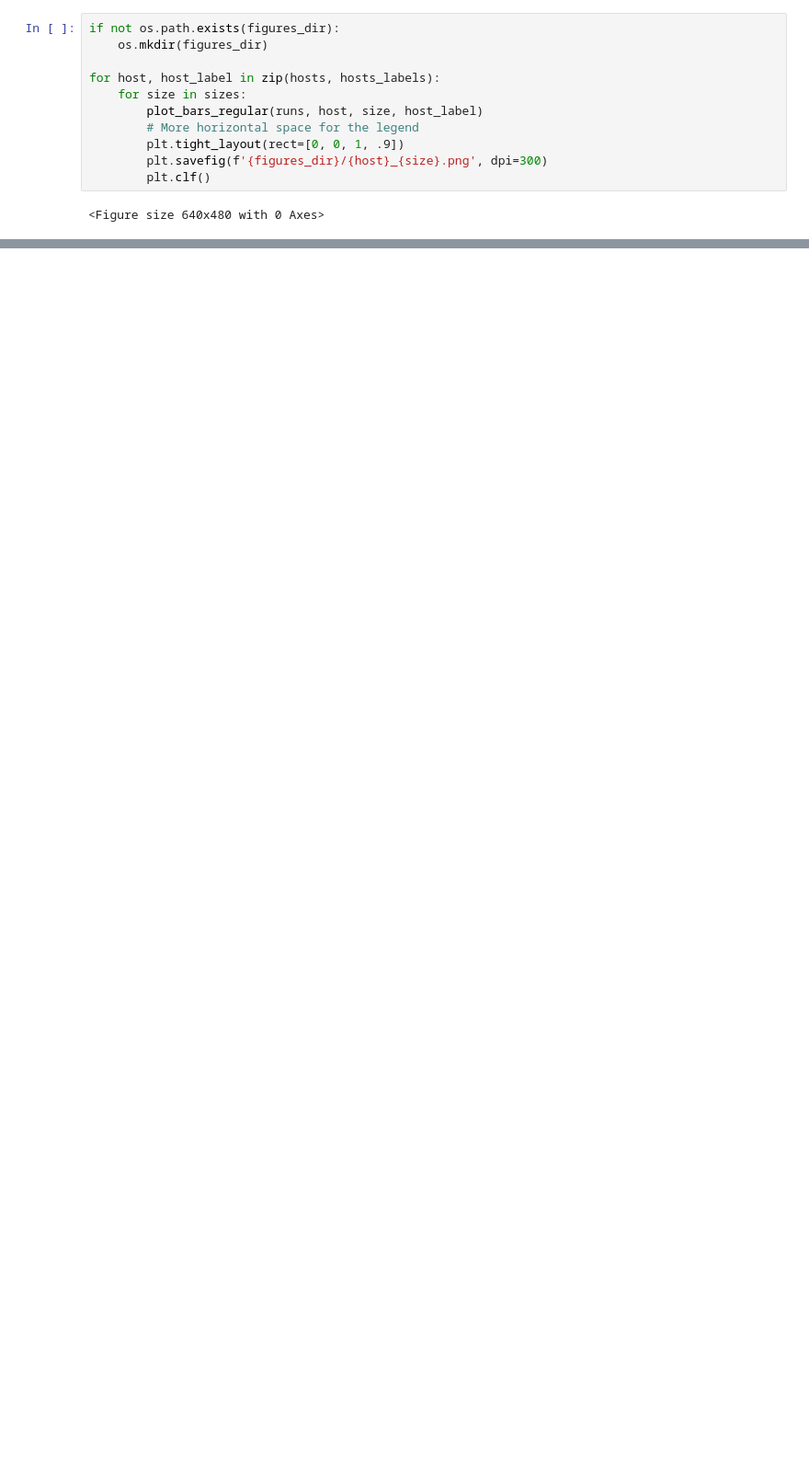
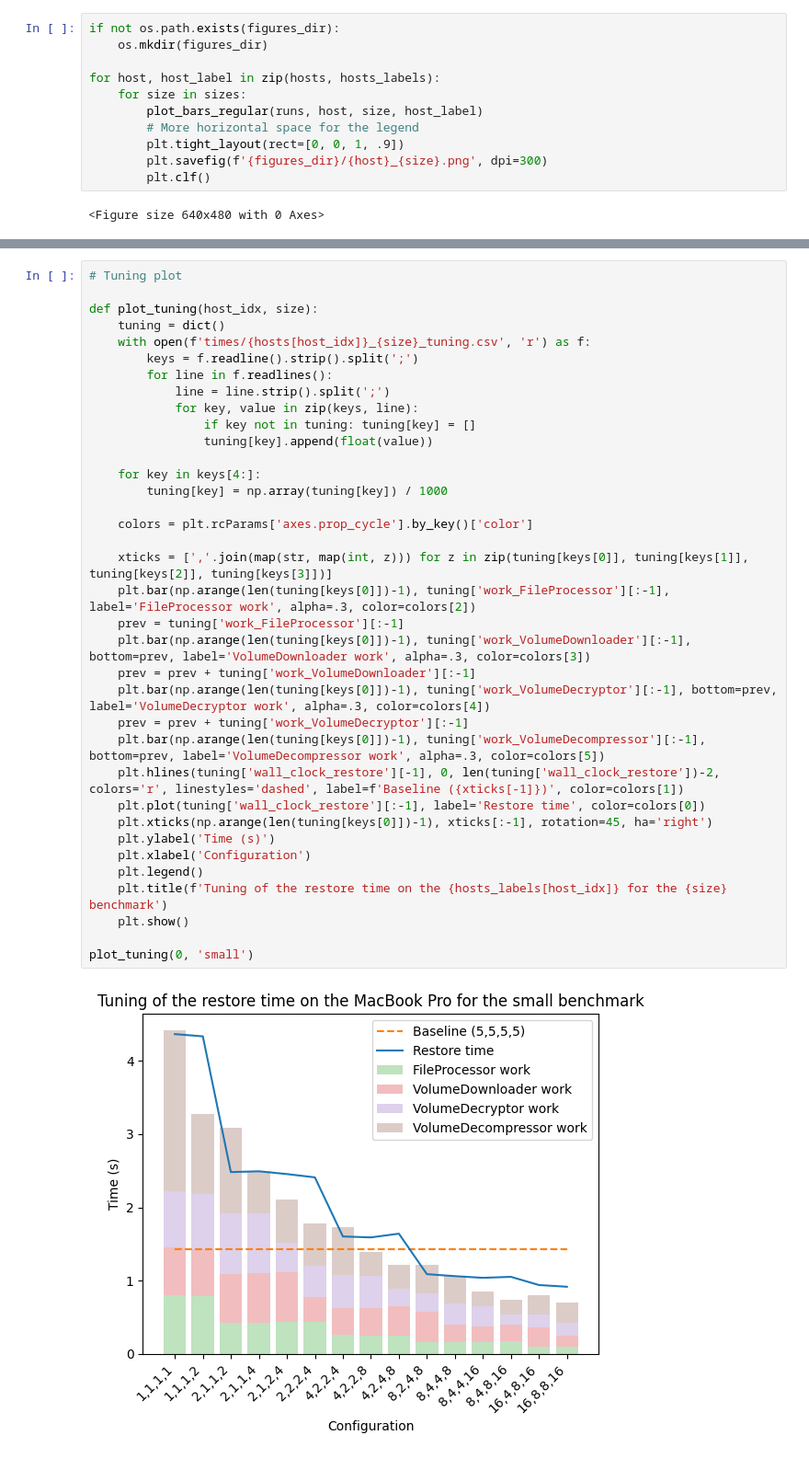
Before and after one commit to carljohnsen/duplicati-blogpost, a Jupyter notebook: WIP-restore/benchmark/plotting.ipynb, the cells around one changed output, grey strips where cells are left out. Shown at 92% size. Drawn from its saved outputs; the diff is of its cells as text; blank space fills up the shorter version.

```diff
--- a/WIP-restore/benchmark/plotting.ipynb
+++ b/WIP-restore/benchmark/plotting.ipynb
@@ -130,0 +221,38 @@ plt.show()
+# %%
+# Tuning plot
+
+def plot_tuning(host_idx, size):
+    tuning = dict()
+    with open(f'times/{hosts[host_idx]}_{size}_tuning.csv', 'r') as f:
+        keys = f.readline().strip().split(';')
+        for line in f.readlines():
+            line = line.strip().split(';')
+            for key, value in zip(keys, line):
+                if key not in tuning: tuning[key] = []
+                tuning[key].append(float(value))
+
+    for key in keys[4:]:
+        tuning[key] = np.array(tuning[key]) / 1000
+
+    colors = plt.rcParams['axes.prop_cycle'].by_key()['color']
+
+    xticks = [','.join(map(str, map(int, z))) for z in zip(tuning[keys[0]], tuning[keys[1]], tuning[keys[2]], tuning[keys[3]])]
+    plt.bar(np.arange(len(tuning[keys[0]])-1), tuning['work_FileProcessor'][:-1], label='FileProcessor work', alpha=.3, color=colors[2])
+    prev = tuning['work_FileProcessor'][:-1]
+    plt.bar(np.arange(len(tuning[keys[0]])-1), tuning['work_VolumeDownloader'][:-1], bottom=prev, label='VolumeDownloader work', alpha=.3, color=colors[3])
+    prev = prev + tuning['work_VolumeDownloader'][:-1]
+    plt.bar(np.arange(len(tuning[keys[0]])-1), tuning['work_VolumeDecryptor'][:-1], bottom=prev, label='VolumeDecryptor work', alpha=.3, color=colors[4])
+    prev = prev + tuning['work_VolumeDecryptor'][:-1]
+    plt.bar(np.arange(len(tuning[keys[0]])-1), tuning['work_VolumeDecompressor'][:-1], bottom=prev, label='VolumeDecompressor work', alpha=.3, color=colors[5])
+    plt.hlines(tuning['wall_clock_restore'][-1], 0, len(tuning['wall_clock_restore'])-2, colors='r', linestyles='dashed', label=f'Baseline ({xticks[-1]})', color=colors[1])
+    plt.plot(tuning['wall_clock_restore'][:-1], label='Restore time', color=colors[0])
+    plt.xticks(np.arange(len(tuning[keys[0]])-1), xticks[:-1], rotation=45, ha='right')
+    plt.ylabel('Time (s)')
+    plt.xlabel('Configuration')
+    plt.legend()
+    plt.title(f'Tuning of the restore time on the {hosts_labels[host_idx]} for the {size} benchmark')
+    plt.show()
+
+plot_tuning(0, 'small')
+# %% [output]
+[figure, added]
```
Also changed, not shown: parts of 4 cells of this notebook, 1 other file.
